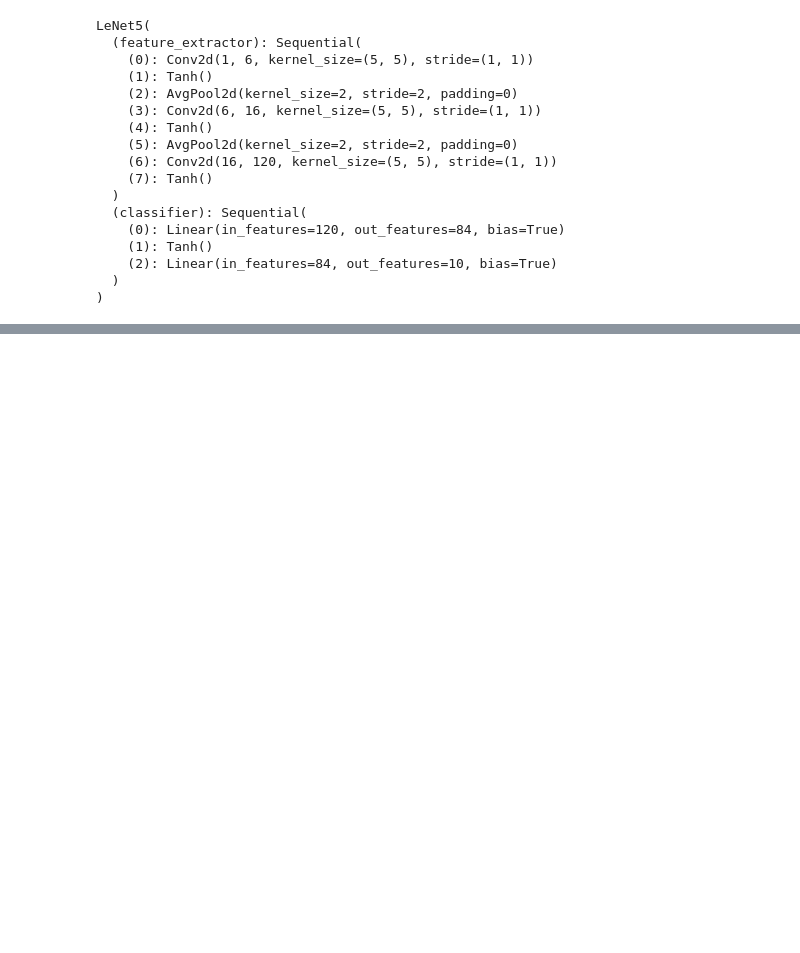
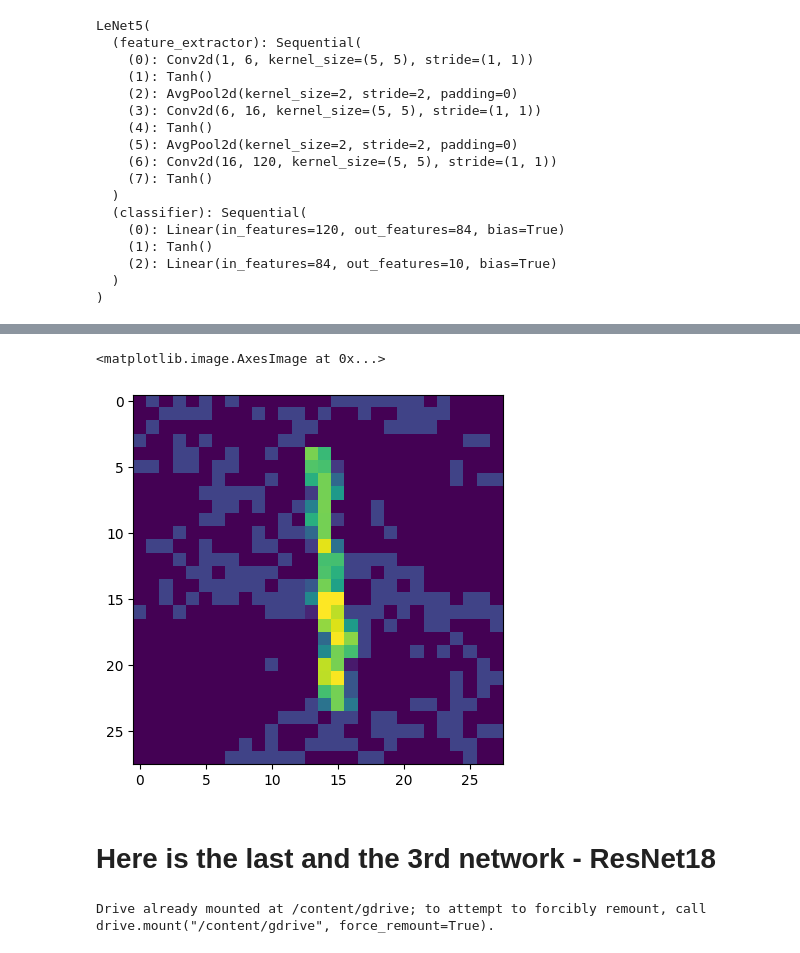
Before and after one commit to xTavi/BlackBoxAttack, a Jupyter notebook: BlackBoxAttack.ipynb, the cells around one changed output, grey strips where cells are left out. Saved outputs shown, nothing was run; the diff lists cells and outputs as text; code cells hidden in the pictures; blank space fills up the shorter version.

```diff
--- a/BlackBoxAttack.ipynb
+++ b/BlackBoxAttack.ipynb
@@ -719,0 +740,7 @@ tensor(1)
+# %%
+plt.imshow(adv[len(adv)-1][2][0][0])
+# %% [output]
+<matplotlib.image.AxesImage at 0x...>
+[figure, added]
+# %% [markdown]
+# Here is the last and the 3rd network - ResNet18
@@ -719,0 +763,5 @@ tensor(1)
+# %%
+drive.mount('/content/gdrive')
+os.chdir("/content/gdrive/My Drive/")
+# %% [output]
+Drive already mounted at /content/gdrive; to attempt to forcibly remount, call drive.mount("/content/gdrive", force_remount=True).
```
Also changed, not shown: parts of 31 cells of this notebook.
